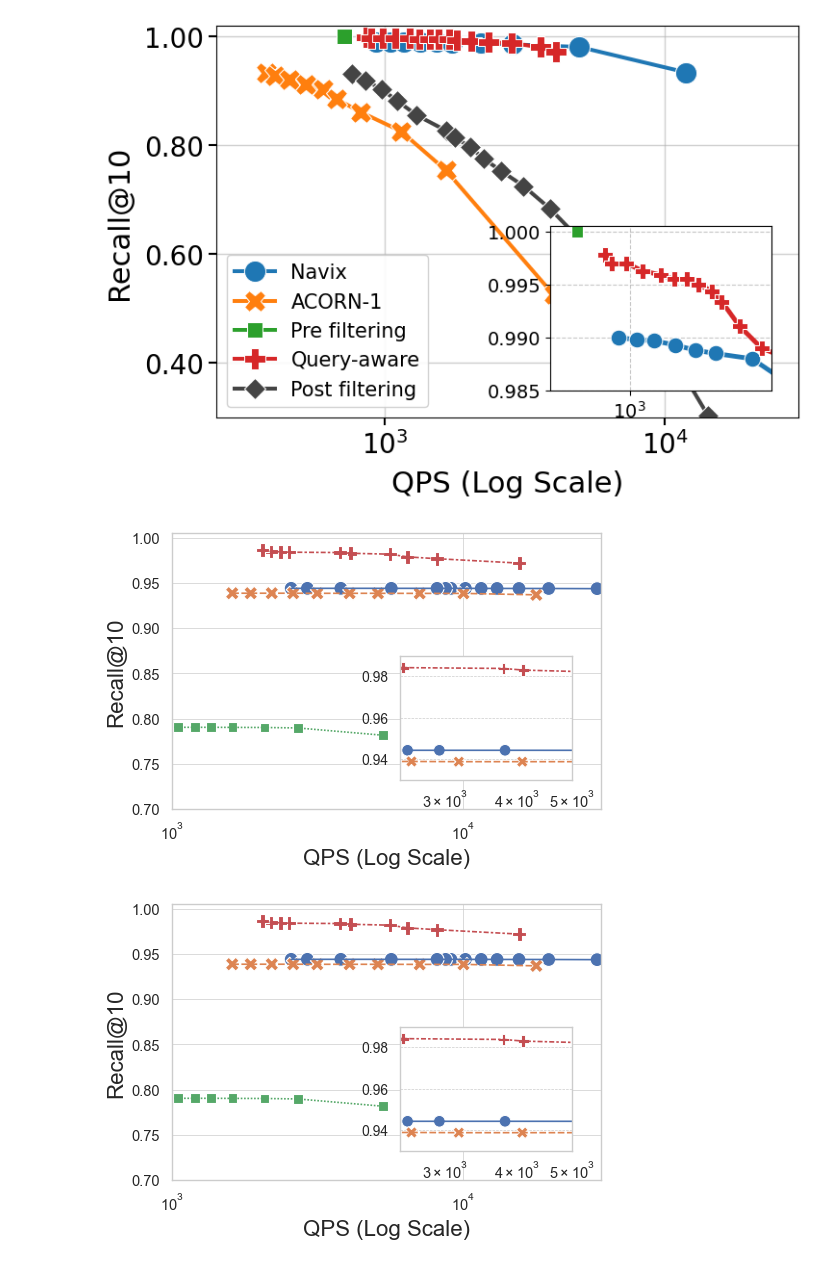
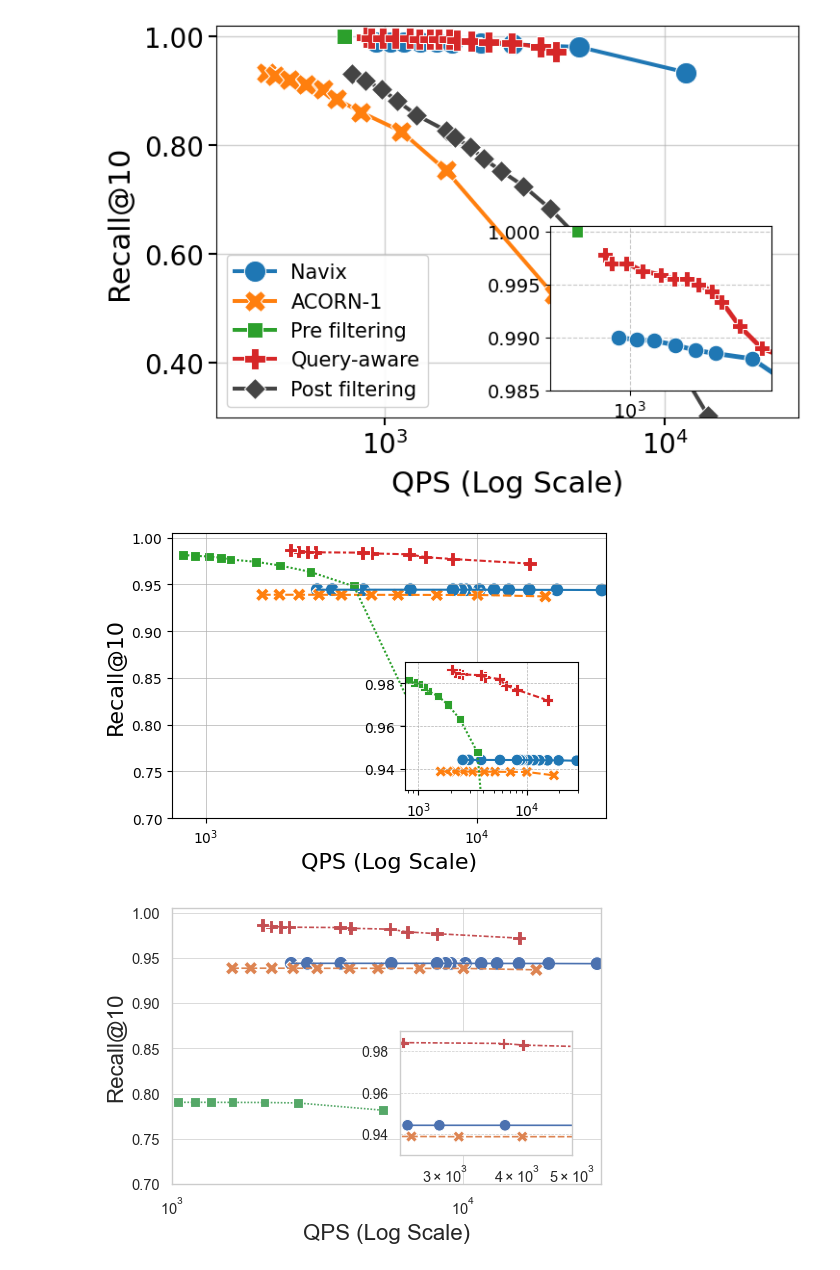
Before and after one commit to AdeelAslamSoton/QueryAwareIndexing, a Jupyter notebook: hnswlib/examples/notebooks/Result.ipynb, the cells around one changed output. Drawn from its saved outputs; the diff is of its cells as text; code cells hidden in the pictures.

```diff
--- a/hnswlib/examples/notebooks/Result.ipynb
+++ b/hnswlib/examples/notebooks/Result.ipynb
@@ -1602,12 +1708,11 @@ schemes = {
         "Recall": [0.9370, 0.9386, 0.9386, 0.9387, 0.9387, 0.9387, 0.9388, 0.9388, 0.9388, 0.9388]
     },
 
-
-
     "ACORN-\u03B3":  {
         "Value": [20, 80, 140, 200, 260, 320, 380, 440, 500, 560],
-        "Time": [ 5336.18, 2712.97, 2086.81, 1619.96, 1366.31, 1199.76, 1052.19, 939.408, 855.871, 783.392],
-        "Recall": [ 0.7816, 0.7897, 0.7902, 0.7903, 0.7904, 0.7904, 0.7904, 0.7905, 0.7905, 0.7905]
+        "Time": [6711.41, 3521.13, 2433.09, 1876.17, 1531.39, 1228.5, 1135.07, 1025.64, 909.918, 824.402],
+
+        "Recall": [0.7773, 0.9478, 0.9632, 0.9701, 0.9740, 0.9765, 0.9784, 0.9797, 0.9804, 0.9814]
     },
     "Query-aware ":   {
          "Value": [20, 80, 140, 200, 260, 320, 380, 440, 500, 560 ],
@@ -1627,37 +1732,37 @@ ax.set_xscale("log")
 ax.set_xlabel("QPS (Log Scale)", fontsize=16)
 ax.set_ylabel("Recall@10", fontsize=16)
 ax.set_ylim(0.70, 1.005)
-ax.set_xlim(1000, 3e4)
+ax.set_xlim(750, 3e4)
 ax.grid(True, which='major', linestyle="-", linewidth=0.5)
 ax.tick_params(axis='both', which='minor', length=4, width=1, direction='in', bottom=False)
 
 # Format x-axis as powers of 10
 ax.xaxis.set_major_formatter(LogFormatterMathtext(base=10))
 ax.yaxis.set_major_formatter(plt.FuncFormatter(lambda y, _: f'{y:.2f}'))
 
 # Inset: zoomed subgraph (0.97 to 0.99)
 axins = inset_axes(ax, width="40%", height="45%", loc='lower right', borderpad=2)
 sns.scatterplot(data=df, x="Time", y="Recall", hue="Category", style="Category", s=70, ax=axins, legend=False)
 sns.lineplot(data=df, x="Time", y="Recall", hue="Category", style="Category", ax=axins, legend=False)
 
 axins.set_xscale("log")
 axins.set_ylim(0.93,0.99)
-axins.set_xlim(2500, 5e3)
+axins.set_xlim(750, 3e4)
 axins.grid(True, linestyle="--", linewidth=0.5)
 axins.tick_params(labelsize=10)
 
 # Format inset ticks as powers of 10
 axins.xaxis.set_major_formatter(LogFormatterMathtext(base=10))
 axins.yaxis.set_major_formatter(plt.FuncFormatter(lambda y, _: f'{y:.2f}'))
 
 # Remove axis labels for inset
 axins.set_xlabel('')
 axins.set_ylabel('')
 
 plt.tight_layout()
 plt.show()
 # %% [output]
-[figure, old version]
+[figure, new version]
 # %%
 #Dedicated Solution TRIP CLICK
 
```
Also changed, not shown: parts of 16 cells of this notebook, 16 other files.
